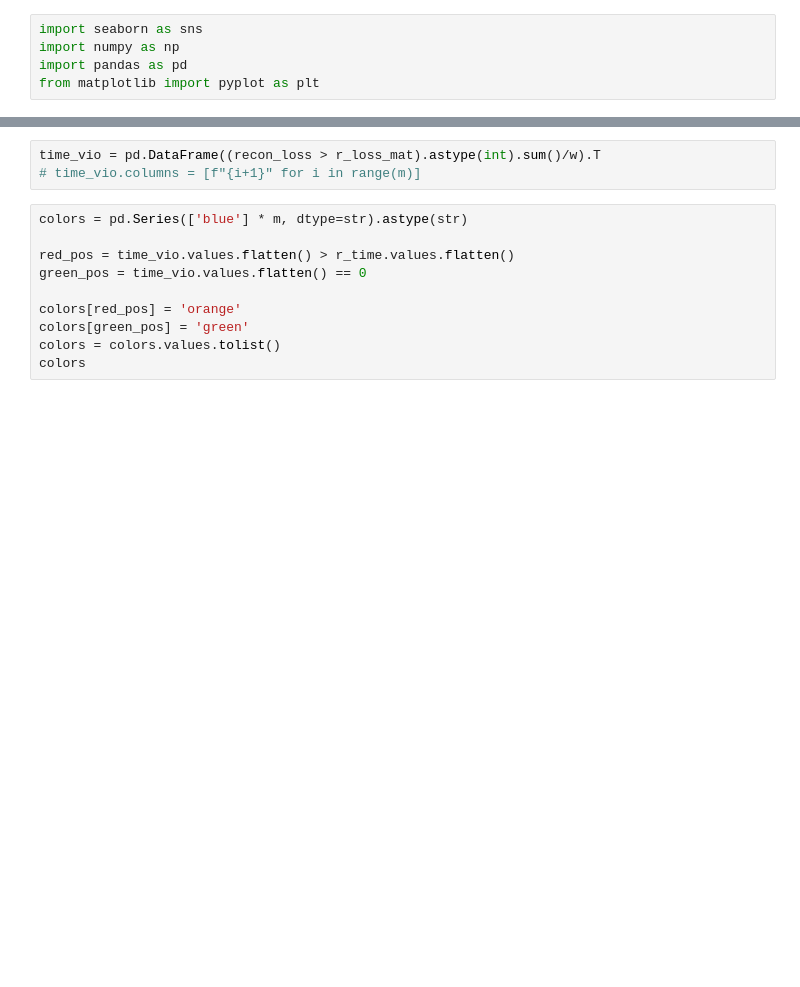
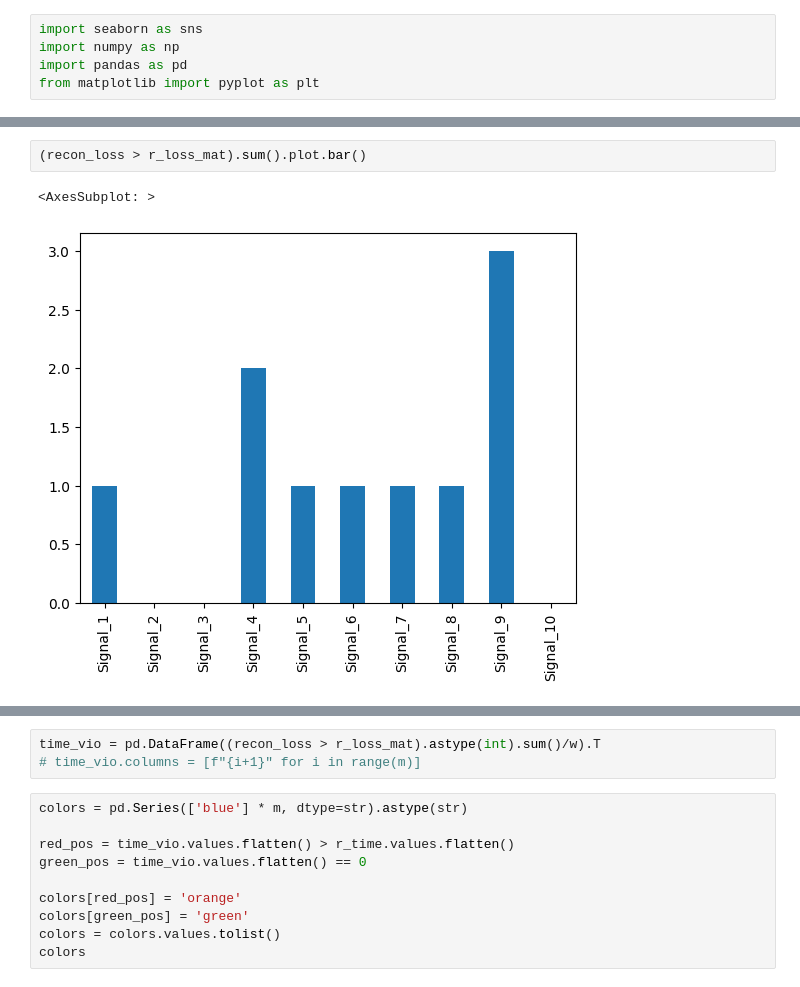
Before and after one commit to shahriar0651/canshield, a Jupyter notebook: visualization/framework_visualization.ipynb, the cells around one changed output, grey strips where cells are left out. Cells and saved outputs as stored; diff of their text form; blank space fills up the shorter version.

Commit message:
update graph

```diff
--- a/visualization/framework_visualization.ipynb
+++ b/visualization/framework_visualization.ipynb
@@ -108,0 +252,5 @@ plt.show()
+# %%
+(recon_loss > r_loss_mat).sum().plot.bar()
+# %% [output]
+<AxesSubplot: >
+[figure, added]
```
Also changed, not shown: parts of 34 cells of this notebook, 4 other files.
